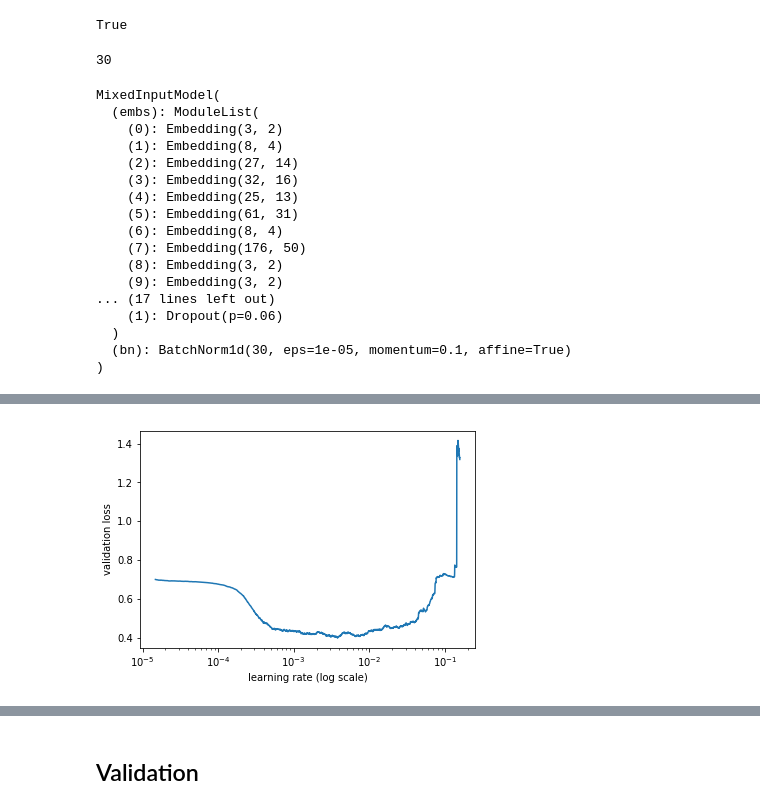
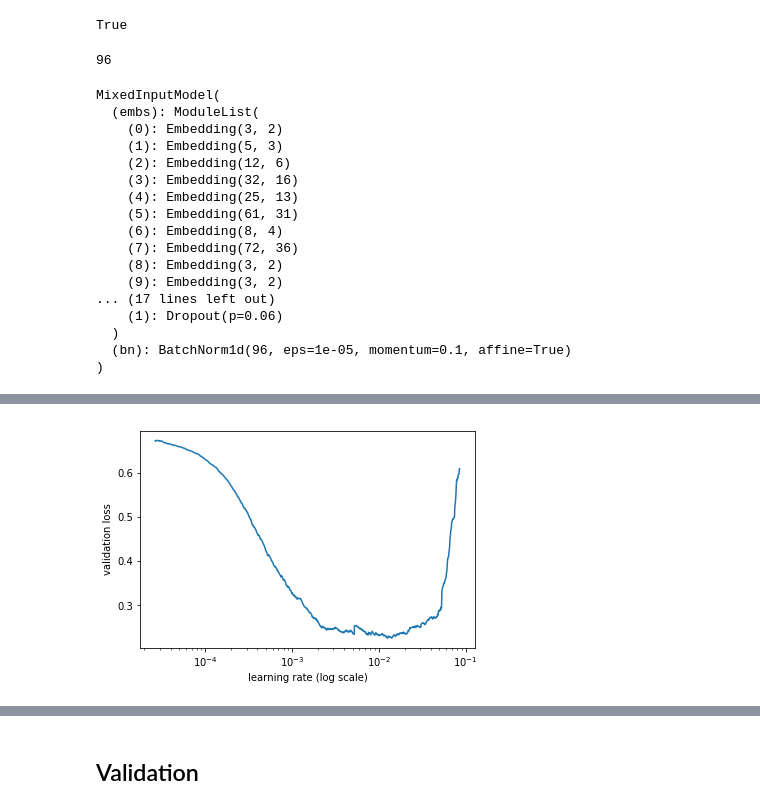
Before and after one commit to iaghidro/stock-predictor, a Jupyter notebook: fastAI/binaryClassificationBTC.ipynb, the cells around one changed output, grey strips where cells are left out. Saved outputs shown, nothing was run; the diff lists cells and outputs as text; code cells hidden in the pictures.

```diff
--- a/fastAI/binaryClassificationBTC.ipynb
+++ b/fastAI/binaryClassificationBTC.ipynb
@@ -14,3 +16,13 @@ PATH='data/stock/'
+# %%
+pd.set_option('display.max_columns', 100)
+pd.set_option('display.max_rows', 100)
+
+lookahead = 45
+percentIncrease = 1.005
+recordsCount = 110000
+testRecordsCount = 10000
+trainRecordsCount = 100000
+trainRatio = 0.9
 # %% [markdown]
 ## Create datasets
 # %% [markdown]
@@ -196,11 +203,24 @@ cat_vars = ['TimestampYear', 'TimestampMonth', 'TimestampWeek', 'TimestampDay',
 'TimestampDayofyear','TimestampIs_month_end', 'TimestampIs_month_start', 'TimestampIs_quarter_end',
 'TimestampIs_quarter_start','TimestampIs_year_end', 'TimestampIs_year_start']
 
+# techincal_indicators = ['volume_adi','volume_obv','volume_obvm','volume_cmf','volume_nvi','volatility_bbh',
+# 'volatility_bbl','volatility_atr','volatility_bbm','trend_mass_index','trend_macd','trend_macd_signal',
+# 'trend_kst','trend_kst_sig','trend_kst_diff','trend_macd_diff','trend_ema_fast','trend_ema_slow','trend_adx',
+# 'trend_adx_pos','trend_adx_neg','trend_adx_ind','trend_ichimoku_a','trend_ichimoku_b','momentum_rsi','momentum_mfi',
+# 'momentum_tsi','momentum_uo','momentum_stoch','momentum_stoch_signal','momentum_wr','momentum_ao']
+
 contin_vars = ['Open', 'Close','High', 'Low', 'VolumeBTC', 'WeightedPrice', 'TimestampElapsed',
-'volume_adi','volume_obv','volume_nvi','volatility_bbh','volatility_bbl','volatility_atr','volatility_bbm'
-,'trend_adx_pos','momentum_rsi','momentum_stoch','trend_ichimoku_a','trend_ichimoku_b','trend_mass_index']
-# , 'volume_obvm','volume_fi','volume_em','volume_vpt',
-#                'trend_adx_neg','volume_cmf','volume_nvi'
+'volume_adi','volume_obv','volume_obvm','volume_cmf','volume_fi','volume_em','volume_vpt','volume_nvi',
+'volatility_atr','volatility_bbh','volatility_bbl','volatility_bbm','volatility_bbhi','volatility_bbli',
+'volatility_kcc','volatility_kch','volatility_kcl','volatility_kchi','volatility_kcli','volatility_dch',
+'volatility_dcl','volatility_dchi','volatility_dcli','trend_macd','trend_macd_signal','trend_macd_diff',
+'trend_ema_fast','trend_ema_slow','trend_adx','trend_adx_pos','trend_adx_neg','trend_adx_ind','trend_vortex_ind_pos',
+'trend_vortex_ind_neg','trend_vortex_diff','trend_trix','trend_mass_index','trend_cci','trend_dpo','trend_kst',
+'trend_kst_sig','trend_kst_diff','trend_ichimoku_a','trend_ichimoku_b','momentum_rsi','momentum_mfi','momentum_tsi',
+'momentum_uo','momentum_stoch','momentum_stoch_signal','momentum_wr','momentum_ao']
+# ,'others_dr','others_cr'
+
+# contin_vars = [base_vars+techincal_indicators]
 
 index='Timestamp'
 dep = 'action'
@@ -208,3 +228,5 @@ n = len(train); n
 
 test = test.set_index(index)
 train = train.set_index(index)
+
+len(contin_vars)
@@ -274,8 +298,7 @@ df_test.head(2)
 # %% [markdown]
 Rake the last x% of rows as our validation set.
 # %%
-train_ratio = 0.9
-train_size = int(n * train_ratio); train_size
+train_size = int(n * trainRatio); train_size
 val_idx = list(range(train_size, len(df)))
 #val_idx = list(range(0, len(df)-train_size))
 #val_idx = get_cv_idxs(n, val_pct=0.1)
@@ -343,7 +366,7 @@ True
 # %%
 len(df.columns)-len(cat_vars)
 # %% [output]
-30
+96
 # %%
 dropout = 0.06
 m = md.get_learner(emb_szs, len(df.columns)-len(cat_vars),dropout, 2, [100,50], [0.03,0.06],None,True)
@@ -353,27 +376,27 @@ m
 MixedInputModel(
   (embs): ModuleList(
     (0): Embedding(3, 2)
-    (1): Embedding(8, 4)
-    (2): Embedding(27, 14)
+    (1): Embedding(5, 3)
+    (2): Embedding(12, 6)
     (3): Embedding(32, 16)
     (4): Embedding(25, 13)
     (5): Embedding(61, 31)
     (6): Embedding(8, 4)
-    (7): Embedding(176, 50)
+    (7): Embedding(72, 36)
     (8): Embedding(3, 2)
     (9): Embedding(3, 2)
 ... (17 lines left out)
     (1): Dropout(p=0.06)
   )
-  (bn): BatchNorm1d(30, eps=1e-05, momentum=0.1, affine=True)
+  (bn): BatchNorm1d(96, eps=1e-05, momentum=0.1, affine=True)
 )
 # %%
 m.lr_find()
 m.sched.plot(100)
-lr = 1e-5
+lr = 1e-4
 # %% [output]
 [interactive output not drawn]
-[figure, old version]
+[figure, new version]
 # %%
 m.fit(lr, 3)
 # %% [output]
```
Also changed, not shown: parts of 31 cells of this notebook.
